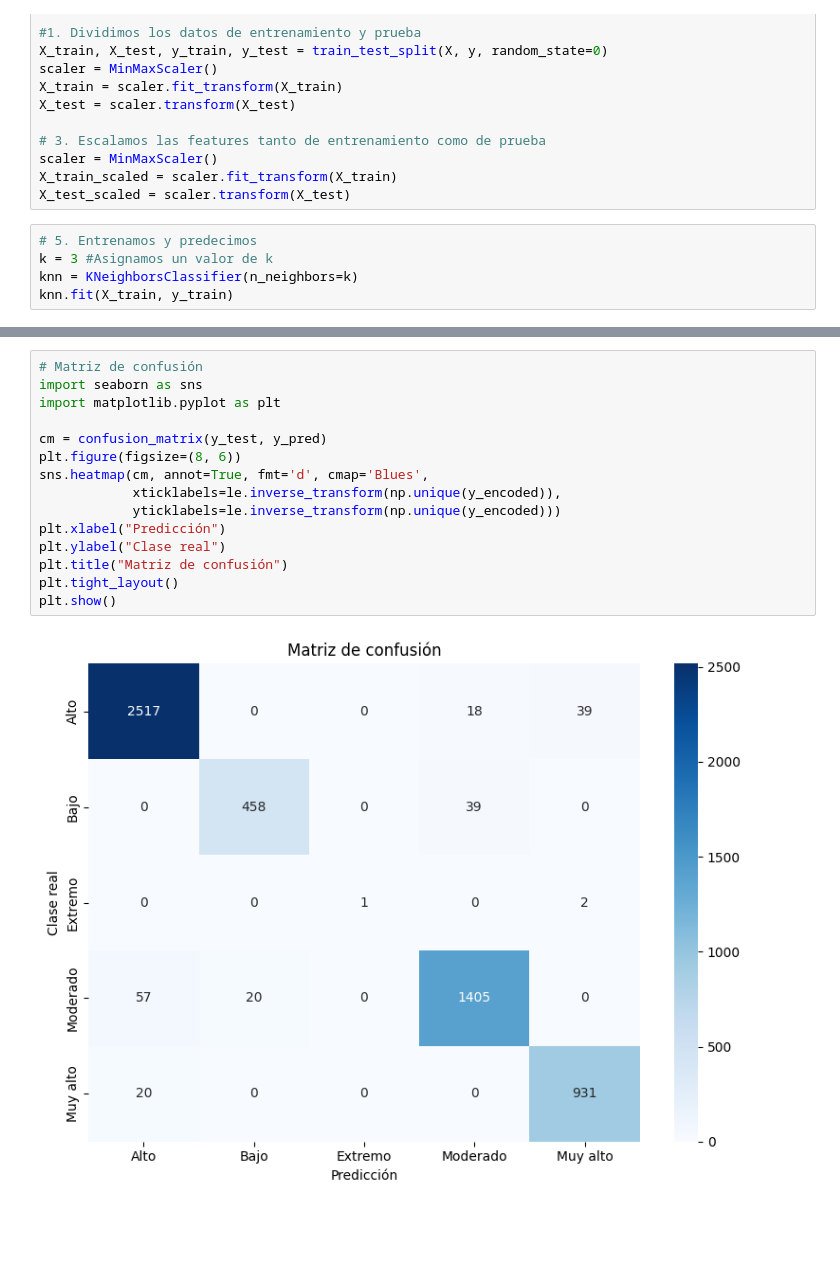
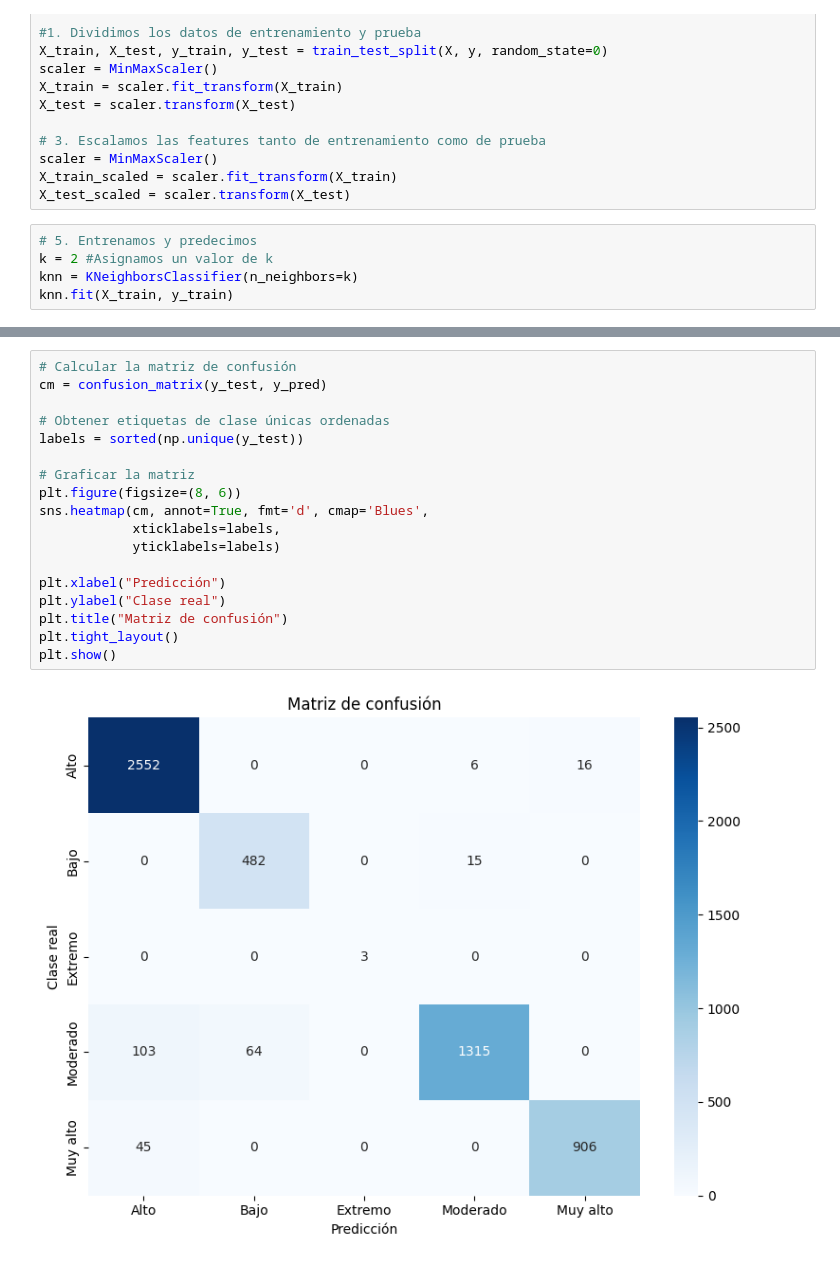
Before and after one commit to Axumis/Parcial_Aprendizaje_Automatico, a Jupyter notebook: models/Prueba_de_aprendizaje_automatico_entrenamiento.ipynb, the cells around one changed output, grey strips where cells are left out. Saved outputs shown, nothing was run; the diff lists cells and outputs as text; blank space fills up the shorter version.

```diff
--- a/models/Prueba_de_aprendizaje_automatico_entrenamiento.ipynb
+++ b/models/Prueba_de_aprendizaje_automatico_entrenamiento.ipynb
@@ -178,7 +178,7 @@ X_train_scaled = scaler.fit_transform(X_train)
 X_test_scaled = scaler.transform(X_test)
 # %%
 # 5. Entrenamos y predecimos
-k = 3 #Asignamos un valor de k
+k = 2 #Asignamos un valor de k
 knn = KNeighborsClassifier(n_neighbors=k)
 knn.fit(X_train, y_train)
 # %% [output]
@@ -212,17 +237,20 @@ weighted avg       0.96      0.96      0.96      5507
 # %%
-# Matriz de confusión
-import seaborn as sns
-import matplotlib.pyplot as plt
+# Calcular la matriz de confusión
+cm = confusion_matrix(y_test, y_pred)
 
-cm = confusion_matrix(y_test, y_pred)
+# Obtener etiquetas de clase únicas ordenadas
+labels = sorted(np.unique(y_test))
+
+# Graficar la matriz
 plt.figure(figsize=(8, 6))
 sns.heatmap(cm, annot=True, fmt='d', cmap='Blues',
-            xticklabels=le.inverse_transform(np.unique(y_encoded)),
-            yticklabels=le.inverse_transform(np.unique(y_encoded)))
+            xticklabels=labels,
+            yticklabels=labels)
+
 plt.xlabel("Predicción")
 plt.ylabel("Clase real")
 plt.title("Matriz de confusión")
 plt.tight_layout()
 plt.show()
 # %% [output]
-[figure, old version]
+[figure, new version]
```
Also changed, not shown: parts of 7 cells of this notebook.
